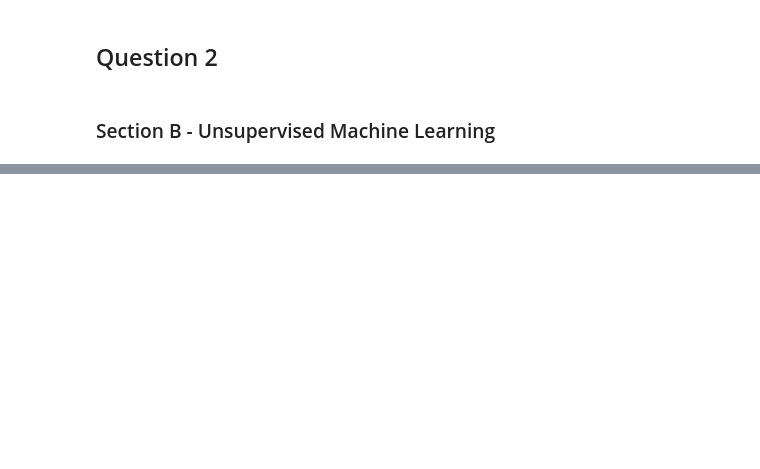
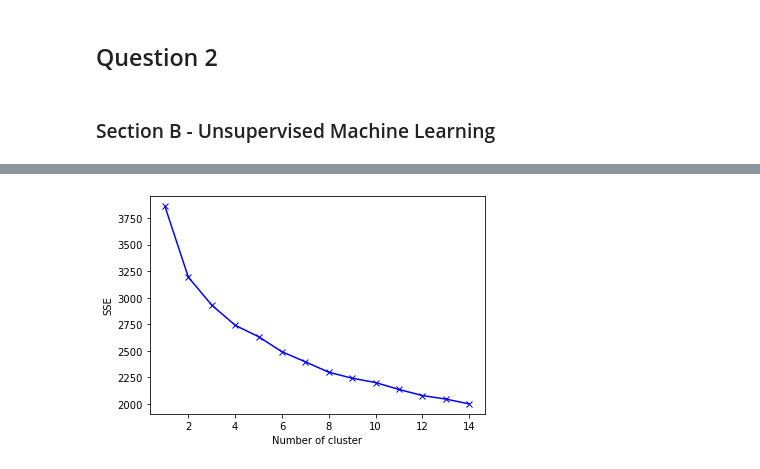
Before and after one commit to viralbthakar/CP8210-DB-Design, a Jupyter notebook: Assignment - 3 - MLModels/Question 2 - Section B.ipynb, the cells around one changed output, grey strips where cells are left out. Cells and saved outputs as stored; diff of their text form; code cells hidden in the pictures; blank space fills up the shorter version.

```diff
--- a/Assignment - 3 - MLModels/Question 2 - Section B.ipynb
+++ b/Assignment - 3 - MLModels/Question 2 - Section B.ipynb
@@ -92,15 +188,17 @@ plot_scatter_plot(
 # %%
 sse = {}
 for k in range(1, 15):
-    kmeans = KMeans(n_clusters=k, random_state=0, init='random', n_init='auto').fit(data_df)
+    kmeans = KMeans(n_clusters=k, random_state=0, init='random', n_init='auto').fit(data_scaled)
     sse[k] = kmeans.inertia_
 
 # Elbow plot
 plt.figure()
 plt.plot(list(sse.keys()), list(sse.values()), 'bx-')
 plt.xlabel("Number of cluster")
 plt.ylabel("SSE")
 plt.show()
+# %% [output]
+[figure, added]
 # %%
 sc = {}
 for k in range(2, 15):
```
Also changed, not shown: parts of 17 cells of this notebook, 3 other files.
